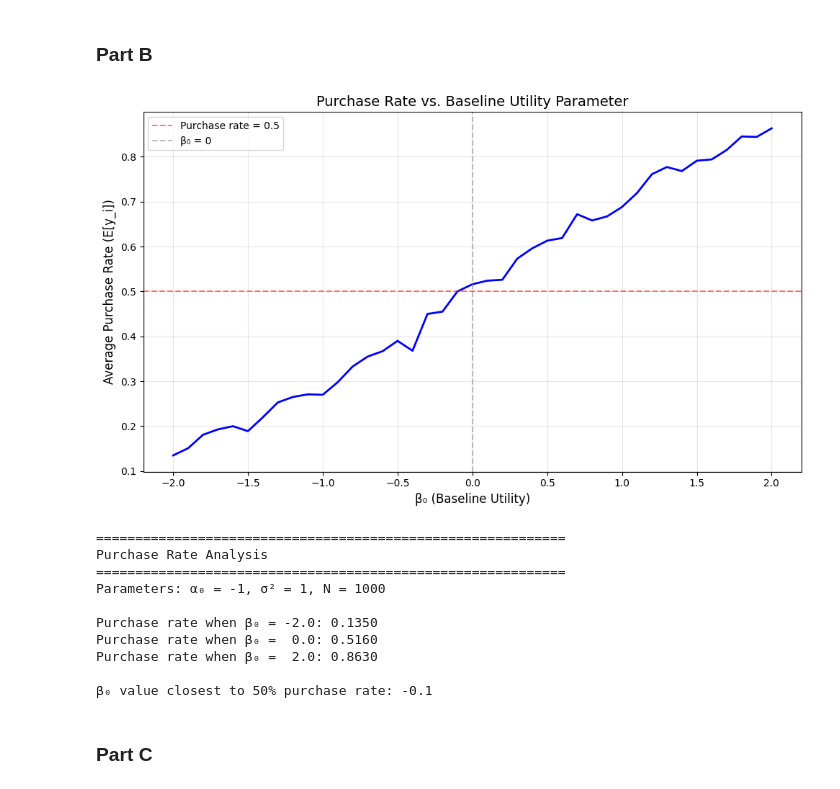
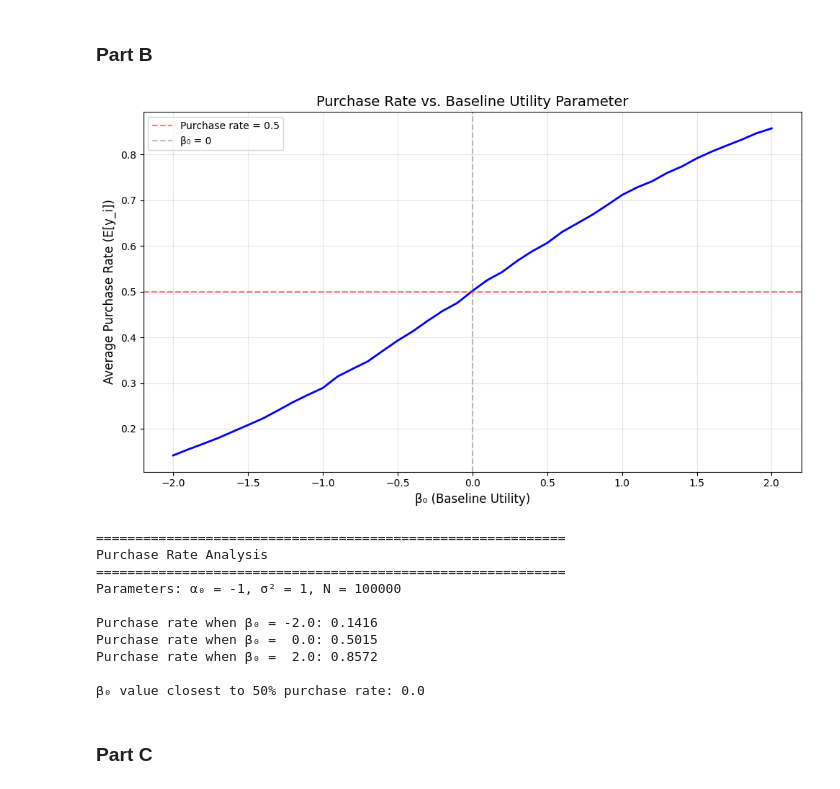
Before and after one commit to 3venthatguy/Coursework-OSU, a Jupyter notebook: ECON_5420/PS4/PS4_4.ipynb, the cells around one changed output. Saved outputs shown, nothing was run; the diff lists cells and outputs as text; code cells hidden in the pictures.

```diff
--- a/ECON_5420/PS4/PS4_4.ipynb
+++ b/ECON_5420/PS4/PS4_4.ipynb
@@ -32,9 +32,9 @@ def generate_data(N, beta_0=0, alpha_0=-1, sigma_sq=1):
 # %% [markdown]
 ### Part B
 # %%
-def plot_avg_y(N, avg_y, beta_0_values, alpha_0=-1, sigma_sq=1):
+def plot_avg_y(N, avg_y, beta_0_values, alpha_0=-1, sigma_sq=1, color='b-'):
     plt.figure(figsize=(10, 6))
-    plt.plot(beta_0_values, avg_y, 'b-', linewidth=2)
+    plt.plot(beta_0_values, avg_y, color, linewidth=2)
     plt.axhline(y=0.5, color='r', linestyle='--', alpha=0.5, label='Purchase rate = 0.5')
     plt.axvline(x=0, color='gray', linestyle='--', alpha=0.5, label='β₀ = 0')
     plt.xlabel('β₀ (Baseline Utility)', fontsize=12)
@@ -46,7 +46,6 @@ def plot_avg_y(N, avg_y, beta_0_values, alpha_0=-1, sigma_sq=1):
     plt.savefig('purchase_rate_vs_beta0.png', dpi=300, bbox_inches='tight')
     plt.show()
 
-    # Print some statistics
     print("=" * 60)
     print("Purchase Rate Analysis")
     print("=" * 60)
@@ -56,28 +55,30 @@ def plot_avg_y(N, avg_y, beta_0_values, alpha_0=-1, sigma_sq=1):
     print(f"Purchase rate when β₀ =  2.0: {avg_y[-1]:.4f}")
     print(f"\nβ₀ value closest to 50% purchase rate: {beta_0_values[np.argmin(np.abs(np.array(avg_y) - 0.5))]:.1f}")
 # %%
-N = 1000
+N = 100000
 
 # Vary beta_0 from -2 to 2 in steps of 0.1
 beta_0_values = np.arange(-2, 2.1, 0.1)
 avg_y = []
+results = {}
 
 for beta_0 in beta_0_values:
     Y, D, U = generate_data(N, beta_0)
     avg_y.append(Y.mean())
+results[1] = avg_y
 
 plot_avg_y(N, avg_y, beta_0_values)
 # %% [output]
-[figure, old version]
+[figure, new version]
 ============================================================
 Purchase Rate Analysis
 ============================================================
-Parameters: α₀ = -1, σ² = 1, N = 1000
+Parameters: α₀ = -1, σ² = 1, N = 100000
 
-Purchase rate when β₀ = -2.0: 0.1350
-Purchase rate when β₀ =  0.0: 0.5160
-Purchase rate when β₀ =  2.0: 0.8630
+Purchase rate when β₀ = -2.0: 0.1416
+Purchase rate when β₀ =  0.0: 0.5015
+Purchase rate when β₀ =  2.0: 0.8572
 
-β₀ value closest to 50% purchase rate: -0.1
+β₀ value closest to 50% purchase rate: 0.0
 # %% [markdown]
 ### Part C
```
Also changed, not shown: parts of 8 cells of this notebook, 2 other files.
